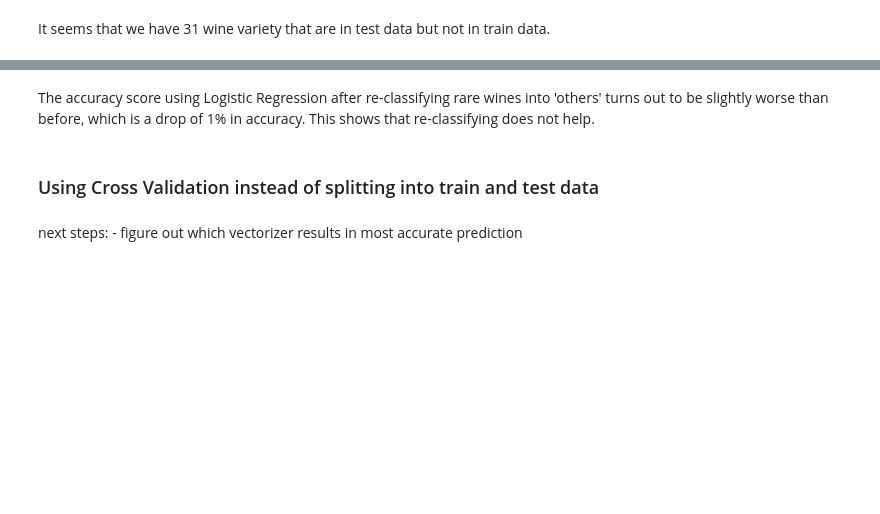
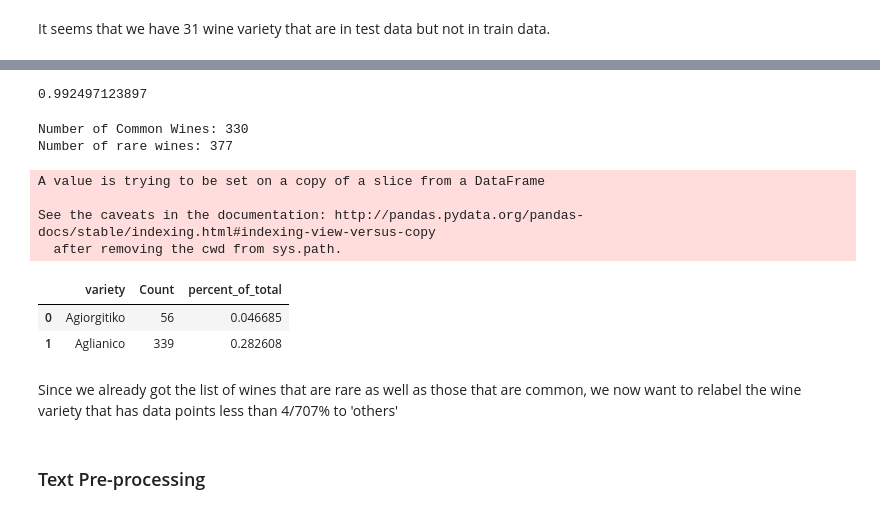
Before and after one commit to nt2462/Springboard---Capstone-Project-2, a Jupyter notebook: Capstone Project 2.ipynb, the cells around one changed output, grey strips where cells are left out. Cells and saved outputs as stored; diff of their text form; code cells hidden in the pictures; blank space fills up the shorter version.

```diff
--- a/Capstone Project 2.ipynb
+++ b/Capstone Project 2.ipynb
@@ -617,6 +447,0 @@ print('Number of Common Wines:',len(common))
-# %%
-rare = []
-for idx,wine in y_new.iterrows():
-    if wine.percent_of_total <0.1:
-        rare.append(wine.variety)
-print('Number of rare wines:',len(rare))
@@ -627,5 +447,0 @@ This means that our model's accuracy of 61% using Logistic Regression should be
-# %%
-y_new_2 = y_new.copy()
-for idx,wine in y_new_2.iterrows():
-    if wine.percent_of_total < 0.1:
-        y_new_2.variety[idx] = 'others'
@@ -694,7 +448,41 @@ logistic_actual_vs_pred.head()
-# %% [markdown]
-The accuracy score using Logistic Regression after re-classifying rare wines into 'others' turns out to be slightly worse than before, which is a drop of 1% in accuracy. This shows that re-classifying does not help.
-# %% [markdown]
-<h3> Using Cross Validation instead of splitting into train and test data </h3>
-# %% [markdown]
-next steps:
-    - figure out which vectorizer results in most accurate prediction
+# %%
+no_wines = 0
+for idx,wine in y_new.iterrows():
+    if wine.percent_of_total>=4/707:
+        no_wines += wine.Count
+print(no_wines/sum(y_new.Count))
+# %% [output]
+0.992497123897
+# %%
+common = []
+for idx,wine in y_new.iterrows():
+    if wine.percent_of_total >=4/707:
+        common.append(wine.variety)
+print('Number of Common Wines:',len(common))
+
+rare = []
+for idx,wine in y_new.iterrows():
+    if wine.percent_of_total <4/707:
+        rare.append(wine.variety)
+print('Number of rare wines:',len(rare))
+# %% [output]
+Number of Common Wines: 330
+Number of rare wines: 377
+# %%
+y_new_2 = y_new.copy()
+for idx,wine in y_new_2.iterrows():
+    if wine.percent_of_total < (4/707):
+        y_new_2.variety[idx] = 'others'
+
+y_new_2 = y_new_2.groupby('variety').sum().reset_index()
+y_new_2.head(2)
+# %% [output]
+A value is trying to be set on a copy of a slice from a DataFrame
+
+See the caveats in the documentation: http://pandas.pydata.org/pandas-docs/stable/indexing.html#indexing-view-versus-copy
+  after removing the cwd from sys.path.
+|  | variety | Count | percent_of_total |
+| 0 | Agiorgitiko | 56 | 0.046685 |
+| 1 | Aglianico | 339 | 0.282608 |
+# %% [markdown]
+Since we already got the list of wines that are rare as well as those that are common, we now want to relabel the wine variety that has data points less than 4/707% to 'others'
@@ -700,0 +508,2 @@ next steps:
+# %% [markdown]
+<h3> Text Pre-processing </h3>
```
Also changed, not shown: parts of 75 cells of this notebook.
